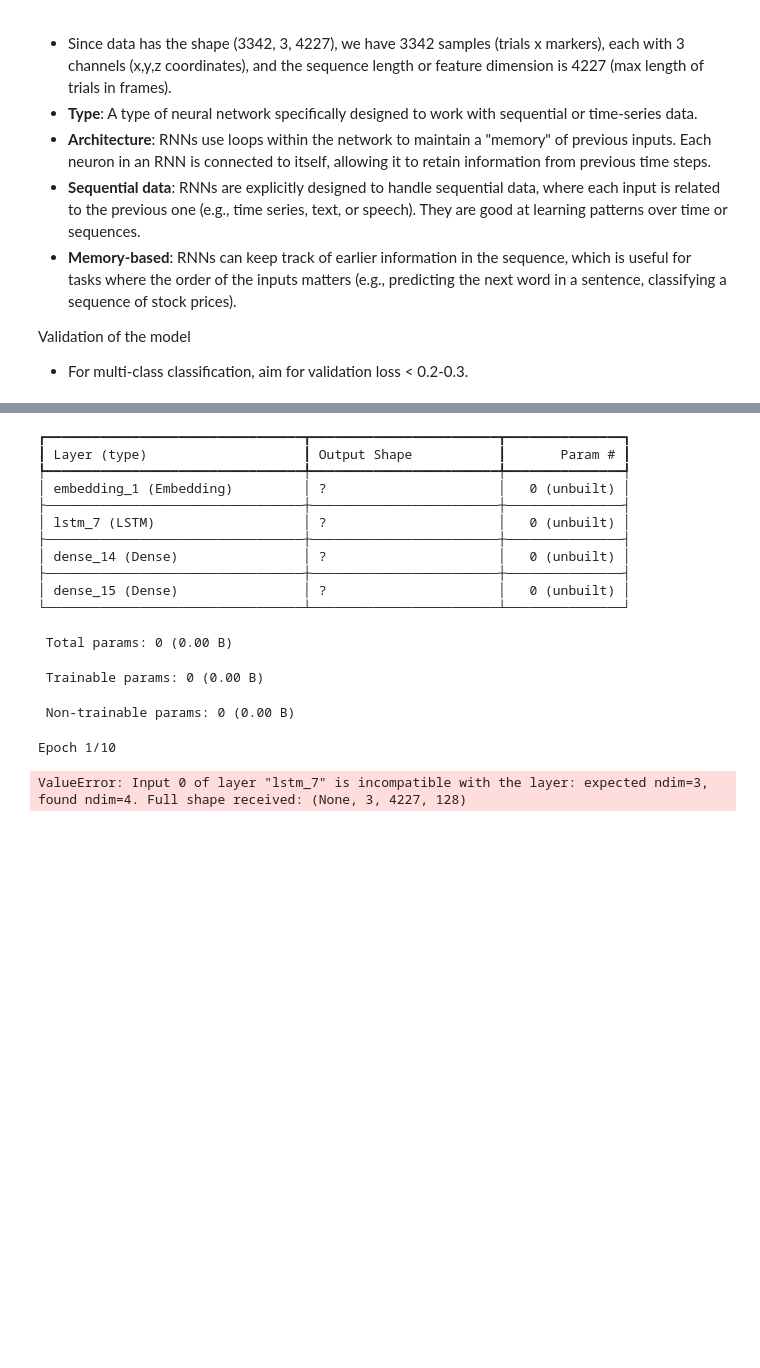
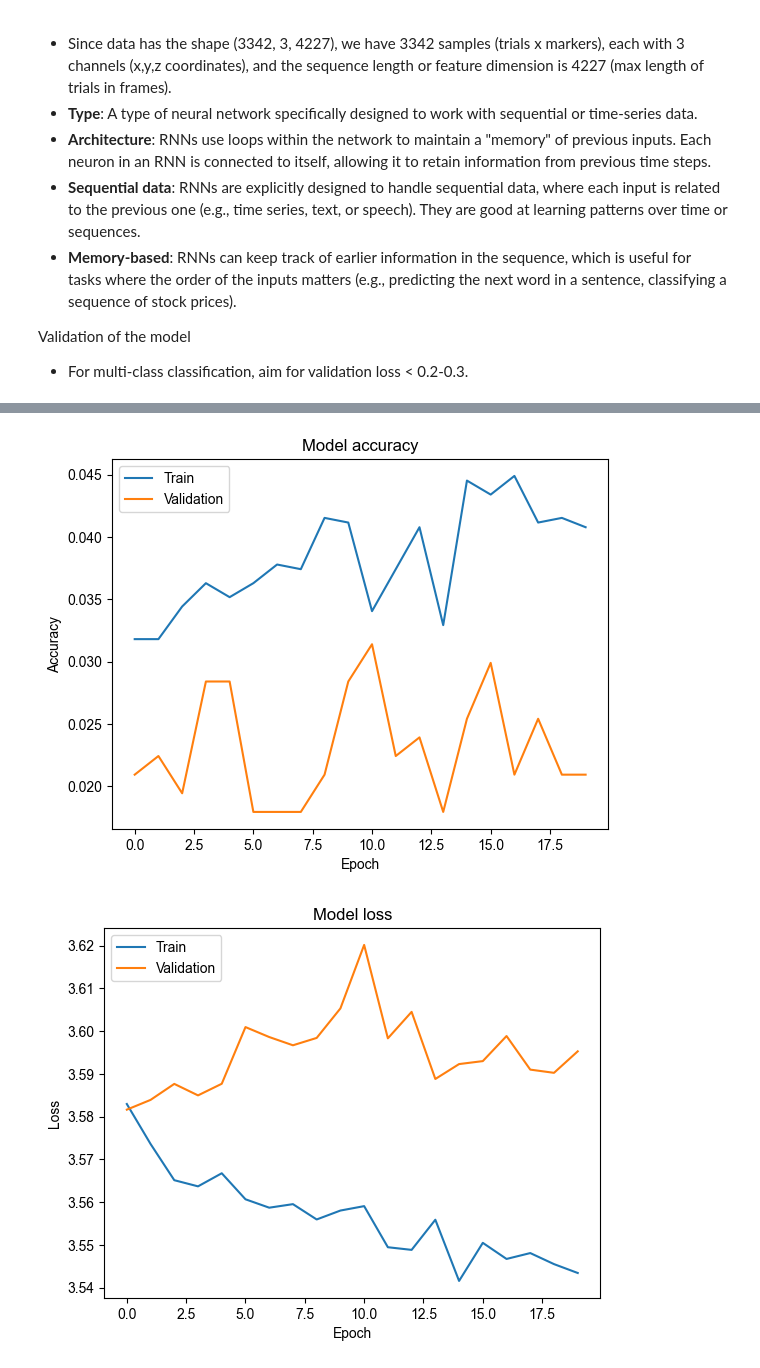
Before and after one commit to anqizhou13/FastTracker, a Jupyter notebook: process.ipynb, the cells around one changed output, grey strips where cells are left out. Saved outputs shown, nothing was run; the diff lists cells and outputs as text; code cells hidden in the pictures; blank space fills up the shorter version.

```diff
--- a/process.ipynb
+++ b/process.ipynb
@@ -355,34 +413,14 @@ Validation of the model
 # %%
-import numpy as np
-import tensorflow as tf
-from tensorflow.keras.models import Sequential
-from tensorflow.keras.layers import Embedding, LSTM, Dense
-from tensorflow.keras.optimizers import Adam
-from sklearn.model_selection import train_test_split
-
-# Split the data into training and validation sets
-X_train, X_val, y_train, y_val = train_test_split(data, labels_encoded, test_size=0.2, random_state=42)
-
-# Define the RNN model
-model = Sequential([
-    # let's pick 128 as output dim since we are only classifying and do not have a large amount of tokens
-    Embedding(input_dim=10000, output_dim=128, input_length=X_train.shape[1]),  # Embedding layer
-    LSTM(128),  # LSTM layer with 128 units
-    Dense(64, activation='relu'),  # Dense layer for additional non-linearity
-    Dense(len(np.unique(labels)), activation='softmax')  # Output layer for multiple classes, softmax for multi-class classification
-])
-
-# Compile the model
-model.compile(optimizer=Adam(), loss='sparse_categorical_crossentropy', metrics=['accuracy'])
-
-# Summarize the model
-model.summary()
-
-# Train the model
-history = model.fit(X_train, y_train, epochs=10, batch_size=32, validation_data=(X_val, y_val))
+history = model.fit(
+    X_train,
+    y_train,  # Shape: one-hot encoded
+    validation_data=(X_test, y_test),  # Use a validation set if available
+    batch_size=32,
+    epochs=20
+)
 
 # Evaluate the model performance on the validation set
-val_loss, val_acc = model.evaluate(X_val, y_val)
+val_loss, val_acc = model.evaluate(X_test, y_test)
 print(f"Validation Loss: {val_loss}")
 print(f"Validation Accuracy: {val_acc}")
 
@@ -406,4 +444,10 @@ plt.xlabel('Epoch')
 plt.ylabel('Loss')
 plt.legend(['Train', 'Validation'], loc='upper left')
 plt.show()
+
+# usually 3m training per epoch
+# 65m for 20 epochs of training
+
+#Validation Loss: 3.5952954292297363
+#Validation Accuracy: 0.020926756784319878
 # %% [output]
@@ -411,16 +471,2 @@ Model: "sequential_12"
-┏━━━━━━━━━━━━━━━━━━━━━━━━━━━━━━━━━┳━━━━━━━━━━━━━━━━━━━━━━━━┳━━━━━━━━━━━━━━━┓
-┃ Layer (type)                    ┃ Output Shape           ┃       Param # ┃
-┡━━━━━━━━━━━━━━━━━━━━━━━━━━━━━━━━━╇━━━━━━━━━━━━━━━━━━━━━━━━╇━━━━━━━━━━━━━━━┩
-│ embedding_1 (Embedding)         │ ?                      │   0 (unbuilt) │
-├─────────────────────────────────┼────────────────────────┼───────────────┤
-│ lstm_7 (LSTM)                   │ ?                      │   0 (unbuilt) │
-├─────────────────────────────────┼────────────────────────┼───────────────┤
-│ dense_14 (Dense)                │ ?                      │   0 (unbuilt) │
-├─────────────────────────────────┼────────────────────────┼───────────────┤
-│ dense_15 (Dense)                │ ?                      │   0 (unbuilt) │
-└─────────────────────────────────┴────────────────────────┴───────────────┘
- Total params: 0 (0.00 B)
- Trainable params: 0 (0.00 B)
- Non-trainable params: 0 (0.00 B)
-Epoch 1/10
-ValueError: Input 0 of layer "lstm_7" is incompatible with the layer: expected ndim=3, found ndim=4. Full shape received: (None, 3, 4227, 128)
+[figure, added]
+[figure, added]
```
Also changed, not shown: parts of 9 cells of this notebook.
